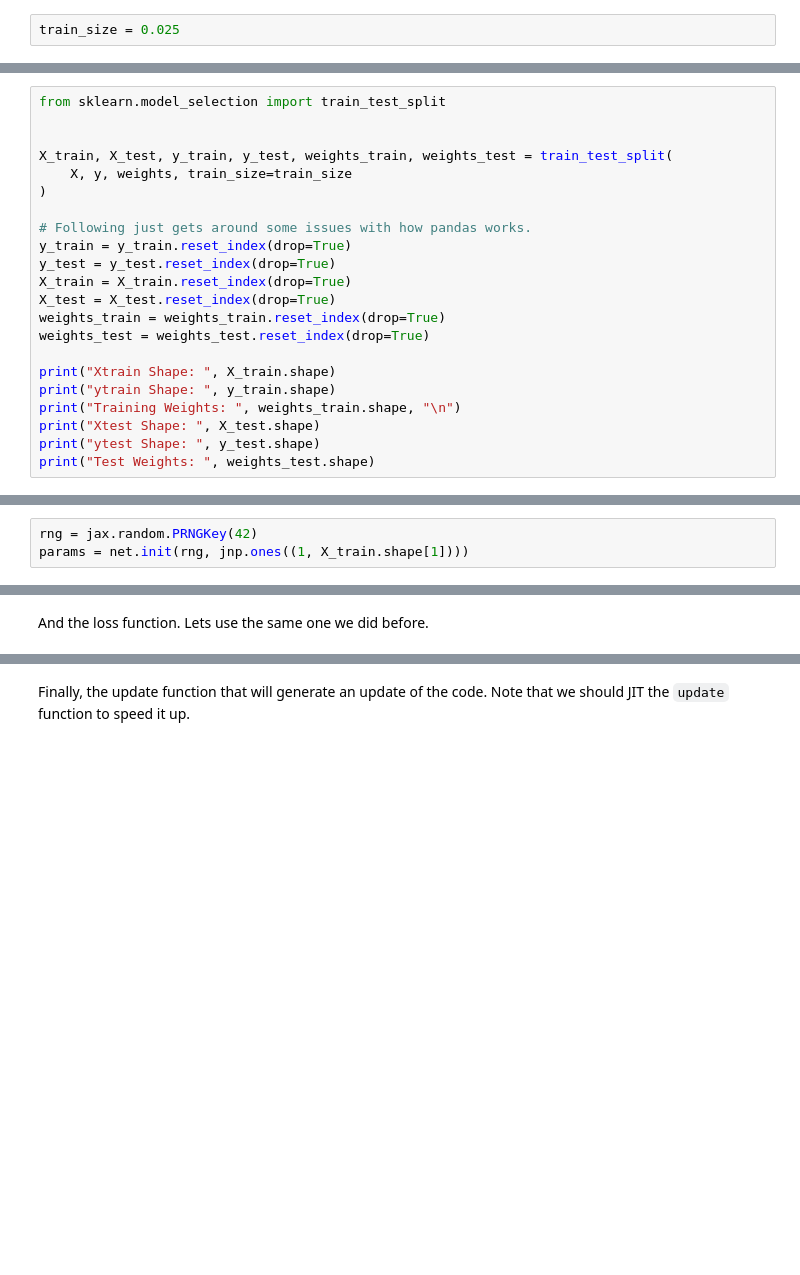
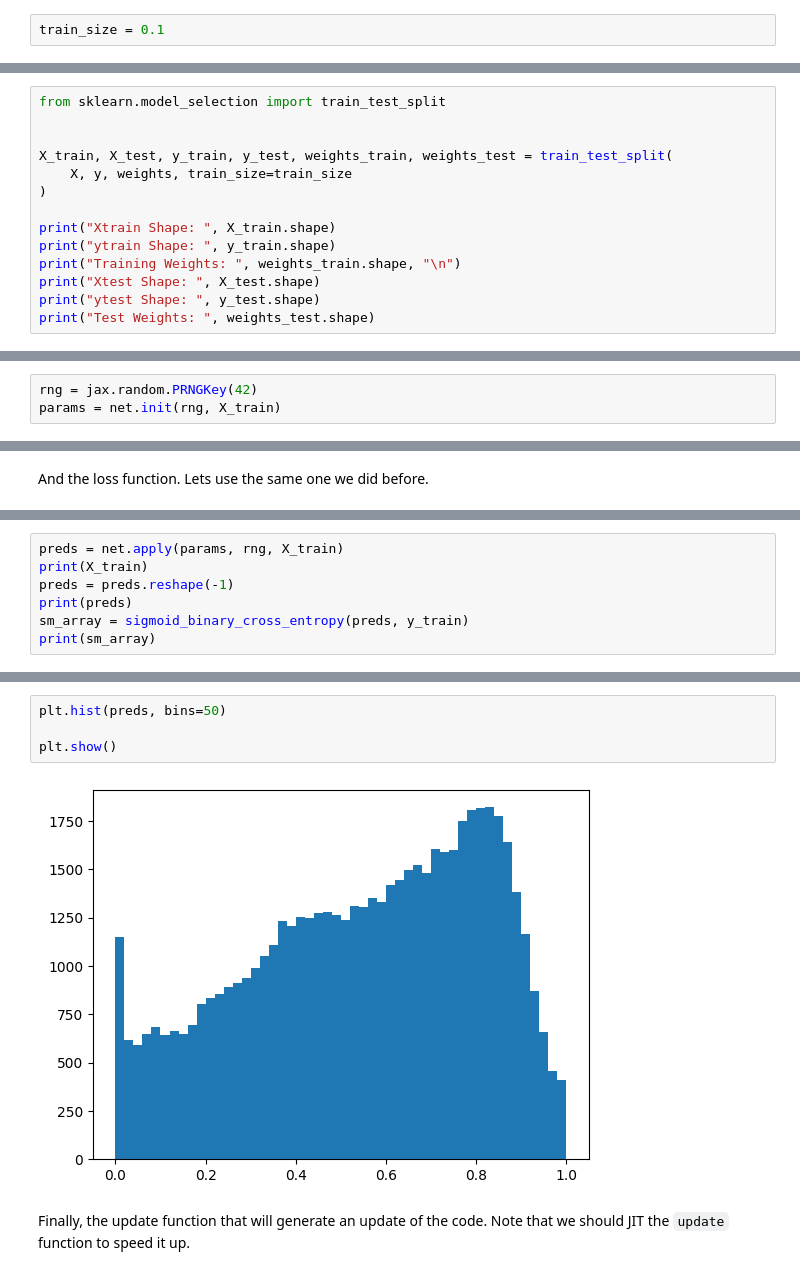
Before and after one commit to gordonwatts/hsf-india-ml-tutorial-2024-05, a Jupyter notebook: 01-tutorial-exercise-NN-JAX.ipynb, the cells around one changed output, grey strips where cells are left out. Saved outputs shown, nothing was run; the diff lists cells and outputs as text; blank space fills up the shorter version.

```diff
--- a/01-tutorial-exercise-NN-JAX.ipynb
+++ b/01-tutorial-exercise-NN-JAX.ipynb
@@ -104,7 +101,7 @@ First we need to split the data into test and training samples. `scikit-learn` h
 
 First thing to consider - what fraction do we want to use for training vs testing? Make this a small number to speed training (e.g. small number of samples to train on) and a larger number for more accurate training.
 # %%
-train_size = 0.025
+train_size = 0.1
 # %% [markdown]
 Traditionally `X` is the data we train on, `Y` is _ground truth_ - what we are aiming for, and `weights` are per event weights (usually from MC).
 
@@ -129,14 +126,6 @@ X_train, X_test, y_train, y_test, weights_train, weights_test = train_test_split
     X, y, weights, train_size=train_size
 )
 
-# Following just gets around some issues with how pandas works.
-y_train = y_train.reset_index(drop=True)
-y_test = y_test.reset_index(drop=True)
-X_train = X_train.reset_index(drop=True)
-X_test = X_test.reset_index(drop=True)
-weights_train = weights_train.reset_index(drop=True)
-weights_test = weights_test.reset_index(drop=True)
-
 print("Xtrain Shape: ", X_train.shape)
 print("ytrain Shape: ", y_train.shape)
 print("Training Weights: ", weights_train.shape, "\n")
@@ -197,7 +186,7 @@ net = hk.transform(net_fn)
 Next, randomly initalize the parameters we'll be training on.
 # %%
 rng = jax.random.PRNGKey(42)
-params = net.init(rng, jnp.ones((1, X_train.shape[1])))
+params = net.init(rng, X_train)
 # %% [markdown]
 The optimizer we'll use - default to `adam`.
 # %%
@@ -211,0 +215,7 @@ def loss_fn(params, x, y):
+# %%
+preds = net.apply(params, rng, X_train)
+print(X_train)
+preds = preds.reshape(-1)
+print(preds)
+sm_array = sigmoid_binary_cross_entropy(preds, y_train)
+print(sm_array)
@@ -212,3 +232,9 @@ def loss_fn(params, x, y):
+# %%
+plt.hist(preds, bins=50)
+
+plt.show()
+# %% [output]
+[figure, added]
 # %% [markdown]
 Finally, the update function that will generate an update of the code. Note that we should JIT the `update` function to speed it up.
 # %%
```
Also changed, not shown: parts of 16 cells of this notebook.
